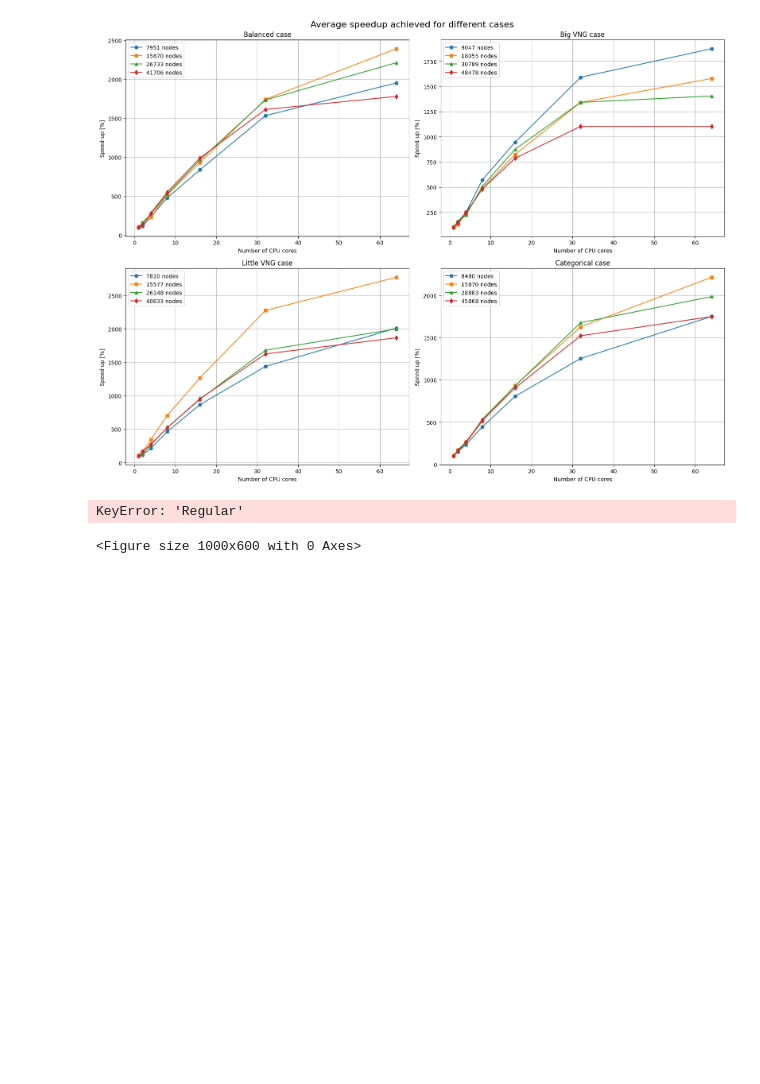
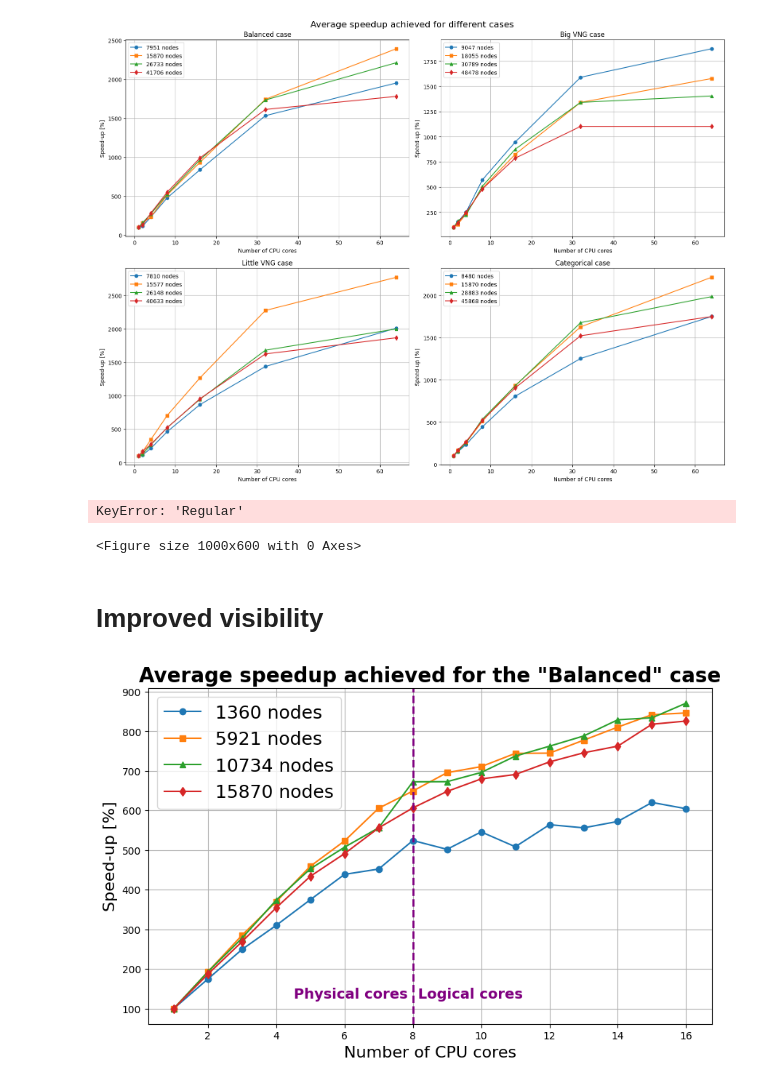
Before and after one commit to tyrrr-aj/associata, a Jupyter notebook: pyassoc/plots.ipynb, the cells around one changed output. Drawn from its saved outputs; the diff is of its cells as text; code cells hidden in the pictures; blank space fills up the shorter version.

```diff
--- a/pyassoc/plots.ipynb
+++ b/pyassoc/plots.ipynb
@@ -753,3 +753,5 @@ plt.show()
 # %% [output]
 KeyError: 'Regular'
 <Figure size 1000x600 with 0 Axes>
+# %% [markdown]
+# Improved visibility
@@ -755,0 +760,29 @@ KeyError: 'Regular'
+# %%
+n_cores = list(range(1, 17))
+markers = ['o', 's', '^', 'd']
+
+# Plotting the data
+plt.figure(figsize=(10, 6))
+
+for exp_size, marker in zip(results['Balanced'], markers):
+    single_core_time = exp_size['inference_times'][0]
+    plt.plot(n_cores, [100 * single_core_time / time for time in exp_size['inference_times']], label=f'{exp_size["structure_size"]} nodes', marker=marker)
+
+# Adding labels and title
+plt.xlabel('Number of CPU cores', fontsize=16)
+plt.ylabel('Speed-up [%]', fontsize=16)
+plt.title('Average speedup achieved for the "Balanced" case', fontsize=20, fontweight='bold')
+
+# Physical/logical CPU cores indication
+plt.axvline(x=8, color='purple', linestyle='--', linewidth=2)
+plt.text(8, plt.ylim()[1]*0.15, 'Physical cores ', ha='right', va='center', fontsize=14, fontweight='bold', color='purple')
+plt.text(8, plt.ylim()[1]*0.15, ' Logical cores', ha='left', va='center', fontsize=14, fontweight='bold', color='purple')
+
+# Adding legend and grid
+plt.legend(fontsize=18)
+plt.grid(True)
+
+# Show the plot
+plt.show()
+# %% [output]
+[figure, added]
```
Also changed, not shown: parts of 5 cells of this notebook, 16 other files.
